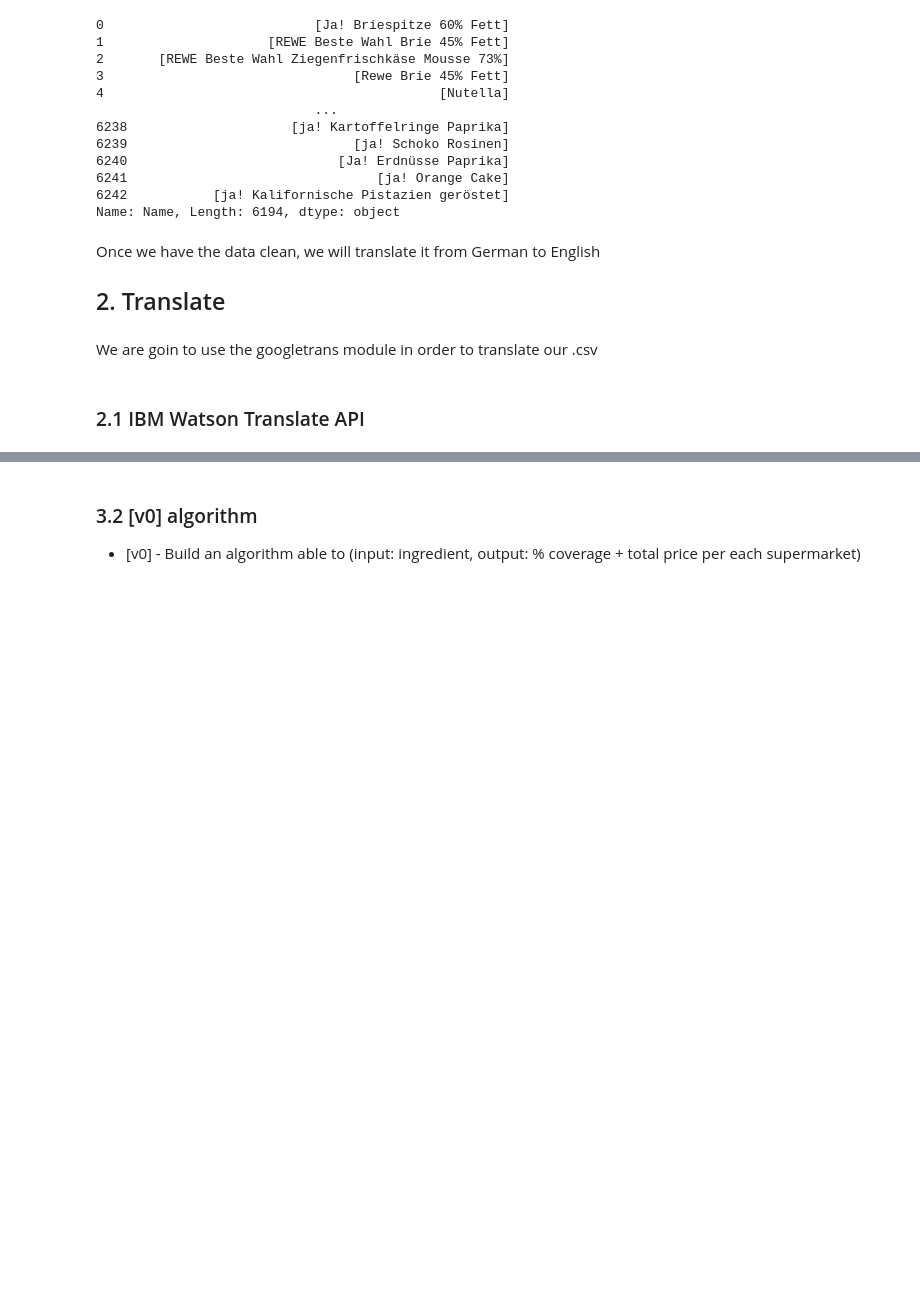
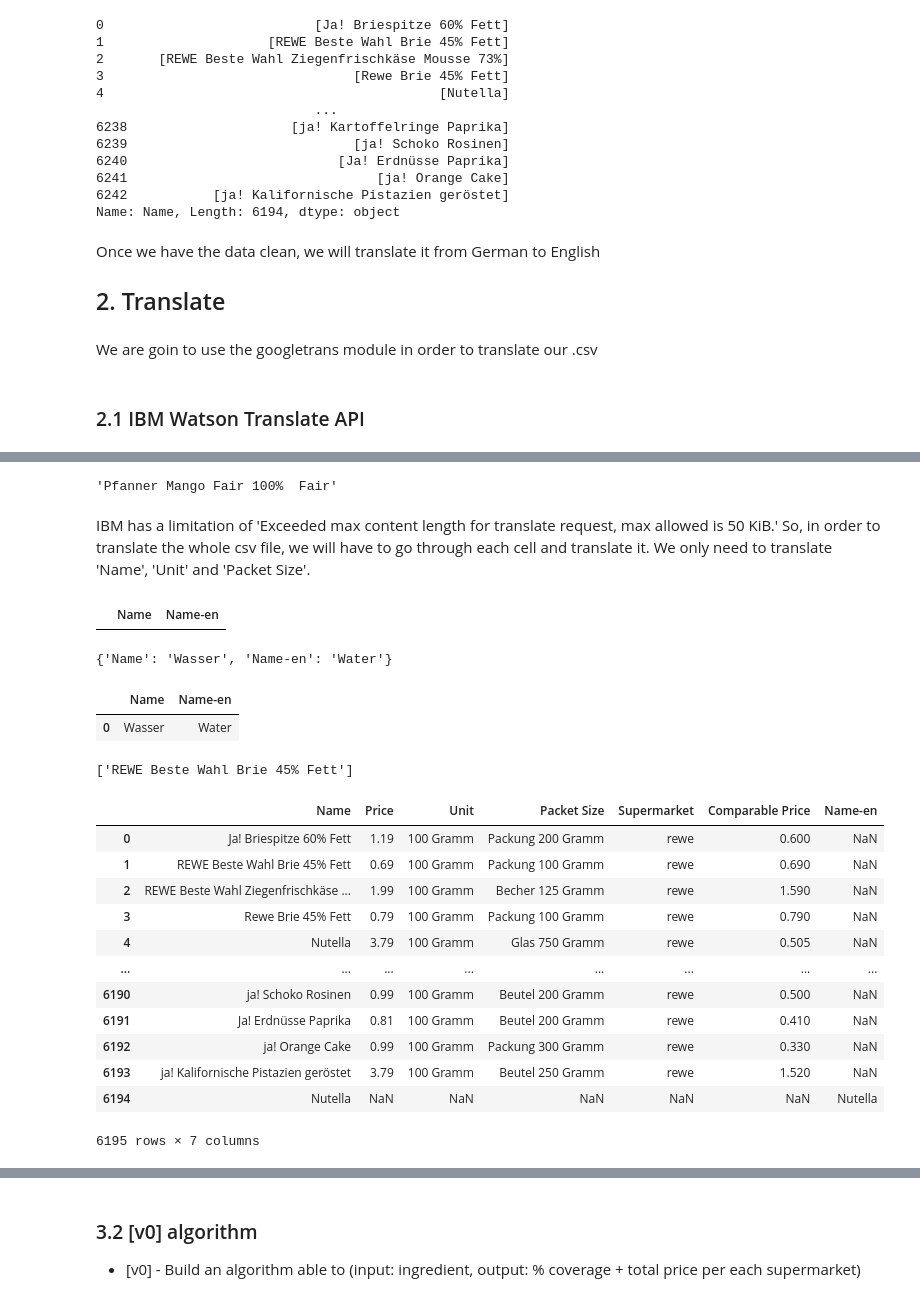
Before and after one commit to pepenunez/final-project, a Jupyter notebook: 03_translator.ipynb, the cells around one changed output, grey strips where cells are left out. Saved outputs shown, nothing was run; the diff lists cells and outputs as text; code cells hidden in the pictures; blank space fills up the shorter version.

Commit message:
Data translation

```diff
--- a/03_translator.ipynb
+++ b/03_translator.ipynb
@@ -94,6 +104,5 @@ We are goin to use the googletrans module in order to translate our .csv
 # %%
-api_key = os.getenv("f5sAznhrKQyvBFFaZbtF60m5tzLbqWhyALQawBg5TjRI")
-url = "https://api.eu-de.language-translator.watson.cloud.ibm.com/instances/58781bbf-1a05-4c1d-a4ee-338e692fecee/v3/translate?version=2018-05-01"
+url = "https://api.eu-de.language-translator.watson.cloud.ibm.com/instances/8218aa64-0979-48a3-9395-cefb38349b8e/v3/translate?version=2018-05-01"
 headers = {"Content-Type": "application/json"}
 auth = ("apikey", api_key)
 # %%
@@ -115,0 +128,7 @@ print(auth)
+# %%
+ast.literal_eval(json.dumps(data))['text']
+# %% [output]
+'Pfanner Mango Fair 100%  Fair'
+# %% [markdown]
+IBM has a limitation of 'Exceeded max content length for translate request, max allowed is 50 KiB.'
+So, in order to translate the whole csv file, we will have to go through each cell and translate it. We only need to translate 'Name', 'Unit' and 'Packet Size'.
@@ -115,0 +139,16 @@ print(auth)
+# %%
+supermarkets_example['rewe-en']
+# %% [output]
+|  | Name | Name-en |
+# %%
+data = {"text":['Wasser'],"model_id":"de-en"}
+
+json.dumps(data)
+
+r = requests.post(headers=headers, auth=auth, url=url, data=json.dumps(data))
+
+new_row = {'Name': ast.literal_eval(json.dumps(data))['text'][0], 'Name-en': r.json()['translations'][0]['translation']}
+# %%
+new_row
+# %% [output]
+{'Name': 'Wasser', 'Name-en': 'Water'}
@@ -115,0 +157,53 @@ print(auth)
+# %%
+supermarkets_example['rewe-en']
+# %% [output]
+|  | Name | Name-en |
+| 0 | Wasser | Water |
+# %%
+[supermarkets['rewe']['Name'][1]]
+# %% [output]
+['REWE Beste Wahl Brie 45% Fett']
+# %%
+src = 'de' # Source language
+dest = 'en' # Destiny language
+
+supermarkets_en = {
+    'aldi_north': pd.DataFrame(columns=('Name', 'Name-en')),
+    'aldi_south': pd.DataFrame(columns=('Name', 'Name-en')),
+    'edeka': pd.DataFrame(columns=('Name', 'Name-en')),
+    'kaufland': pd.DataFrame(columns=('Name', 'Name-en')),
+    'lidl': pd.DataFrame(columns=('Name', 'Name-en')),
+    'rewe': pd.DataFrame(columns=('Name', 'Name-en'))
+}
+# %%
+for market in supermarkets:
+    # Create new dataframe for the english version
+    # supermarkets[f'{market}-en'] = supermarkets[market].copy()
+
+    # Loop through each row
+    for row in range(0,5):# range(len(supermarkets[market])):
+        try:
+            data = {"text":[supermarkets[market]['Name'][row]], "model_id":"de-en"}
+            r = requests.post(headers=headers, auth=auth, url=url, data=json.dumps(data))
+            # Create a new row with the word in 'de' and in 'en'
+            new_row = {'Name': ast.literal_eval(json.dumps(data))['text'][0], 'Name-en': r.json()['translations'][0]['translation']}
+            supermarkets_en[market] = supermarkets[market].append(new_row, ignore_index=True)
+
+        except:
+            print(supermarkets[market]['Name'][row])
+# %%
+supermarkets_en['rewe']
+# %% [output]
+|  | Name | Price | Unit | Packet Size | Supermarket | Comparable Price | Name-en |
+| 0 | Ja! Briespitze 60% Fett | 1.19 | 100 Gramm | Packung 200 Gramm | rewe | 0.600 | NaN |
+| 1 | REWE Beste Wahl Brie 45% Fett | 0.69 | 100 Gramm | Packung 100 Gramm | rewe | 0.690 | NaN |
+| 2 | REWE Beste Wahl Ziegenfrischkäse ... | 1.99 | 100 Gramm | Becher 125 Gramm | rewe | 1.590 | NaN |
+| 3 | Rewe Brie 45% Fett | 0.79 | 100 Gramm | Packung 100 Gramm | rewe | 0.790 | NaN |
+| 4 | Nutella | 3.79 | 100 Gramm | Glas 750 Gramm | rewe | 0.505 | NaN |
+| ... | ... | ... | ... | ... | ... | ... | ... |
+| 6190 | ja! Schoko Rosinen | 0.99 | 100 Gramm | Beutel 200 Gramm | rewe | 0.500 | NaN |
+| 6191 | Ja! Erdnüsse Paprika | 0.81 | 100 Gramm | Beutel 200 Gramm | rewe | 0.410 | NaN |
+| 6192 | ja! Orange Cake | 0.99 | 100 Gramm | Packung 300 Gramm | rewe | 0.330 | NaN |
+| 6193 | ja! Kalifornische Pistazien geröstet | 3.79 | 100 Gramm | Beutel 250 Gramm | rewe | 1.520 | NaN |
+| 6194 | Nutella | NaN | NaN | NaN | NaN | NaN | Nutella |
+6195 rows × 7 columns
```
Also changed, not shown: parts of 27 cells of this notebook, 12 other files.
